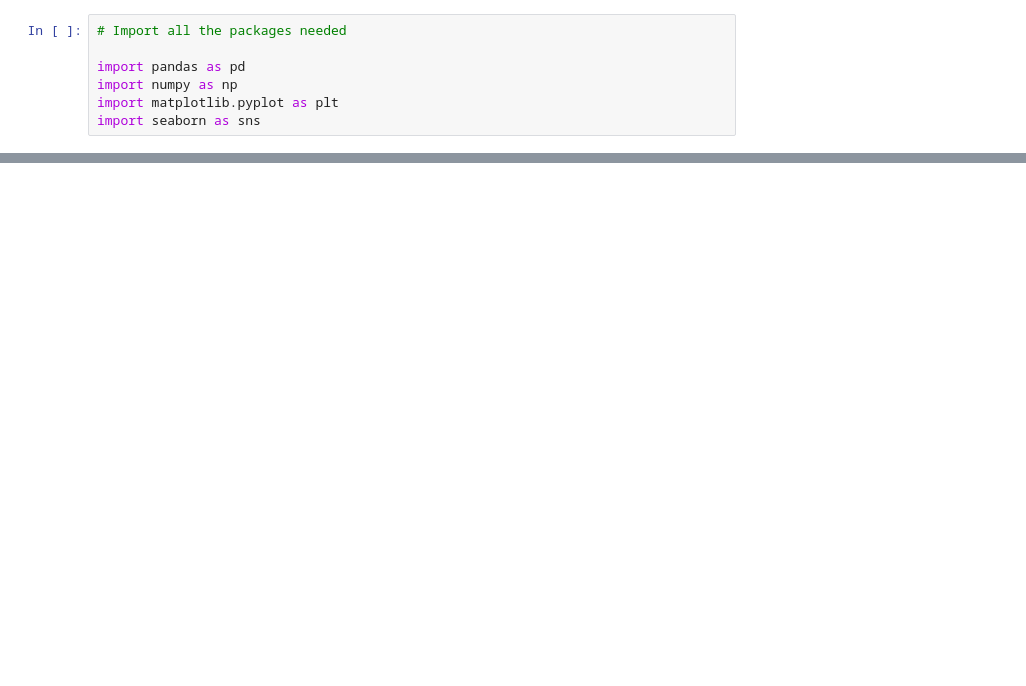
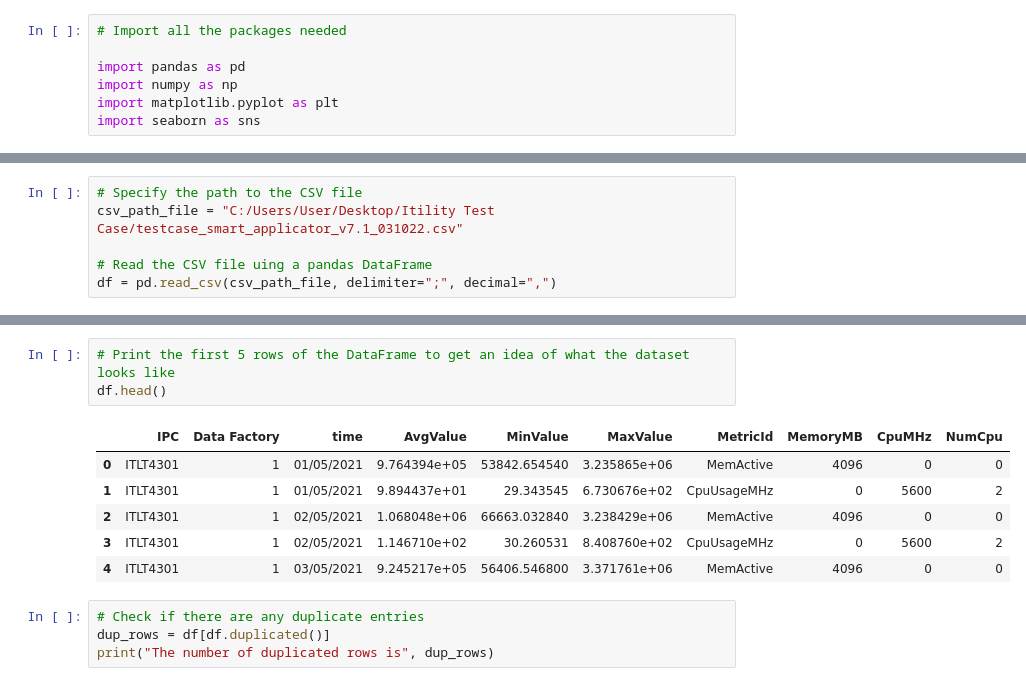
Before and after one commit to GiannisMak26/Itility-Test-Case, a Jupyter notebook: Code.ipynb, the cells around one changed output, grey strips where cells are left out. Cells and saved outputs as stored; diff of their text form; blank space fills up the shorter version.

```diff
--- a/Code.ipynb
+++ b/Code.ipynb
@@ -140,0 +20,6 @@ Oversized['RecommendForDownscale'].to_csv('C:/Users/User/Desktop/Itility Test Ca
+# %%
+# Specify the path to the CSV file
+csv_path_file = "C:/Users/User/Desktop/Itility Test Case/testcase_smart_applicator_v7.1_031022.csv"
+
+# Read the CSV file uing a pandas DataFrame
+df = pd.read_csv(csv_path_file, delimiter=";", decimal=",")
@@ -140,0 +53,14 @@ Oversized['RecommendForDownscale'].to_csv('C:/Users/User/Desktop/Itility Test Ca
+# %%
+# Print the first 5 rows of the DataFrame to get an idea of what the dataset looks like
+df.head()
+# %% [output]
+|  | IPC | Data Factory | time | AvgValue | MinValue | MaxValue | MetricId | MemoryMB | CpuMHz | NumCpu |
+| 0 | ITLT4301 | 1 | 01/05/2021 | 9.764394e+05 | 53842.654540 | 3.235865e+06 | MemActive | 4096 | 0 | 0 |
+| 1 | ITLT4301 | 1 | 01/05/2021 | 9.894437e+01 | 29.343545 | 6.730676e+02 | CpuUsageMHz | 0 | 5600 | 2 |
+| 2 | ITLT4301 | 1 | 02/05/2021 | 1.068048e+06 | 66663.032840 | 3.238429e+06 | MemActive | 4096 | 0 | 0 |
+| 3 | ITLT4301 | 1 | 02/05/2021 | 1.146710e+02 | 30.260531 | 8.408760e+02 | CpuUsageMHz | 0 | 5600 | 2 |
+| 4 | ITLT4301 | 1 | 03/05/2021 | 9.245217e+05 | 56406.546800 | 3.371761e+06 | MemActive | 4096 | 0 | 0 |
+# %%
+# Check if there are any duplicate entries
+dup_rows = df[df.duplicated()]
+print("The number of duplicated rows is", dup_rows)
```
Also changed, not shown: parts of 36 cells of this notebook, 3 other files.
